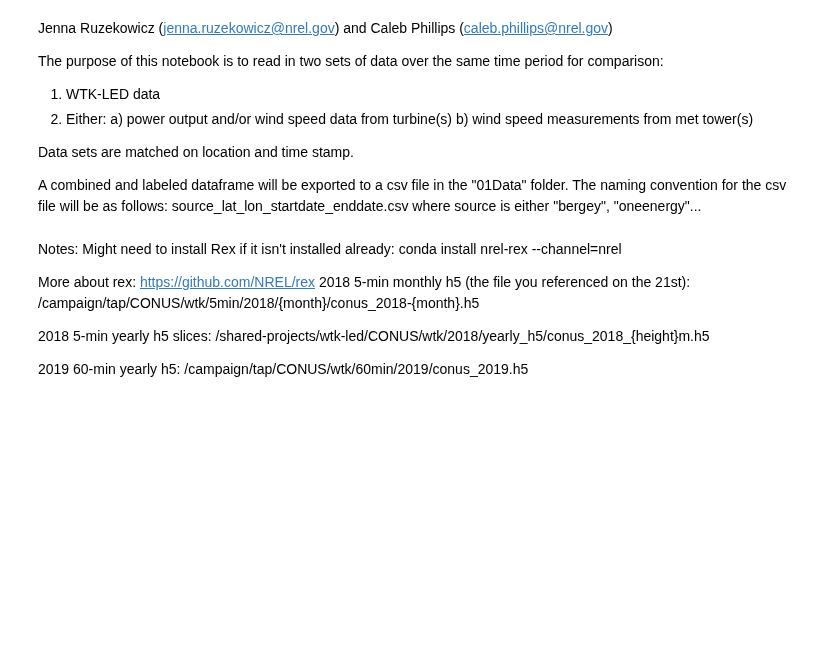
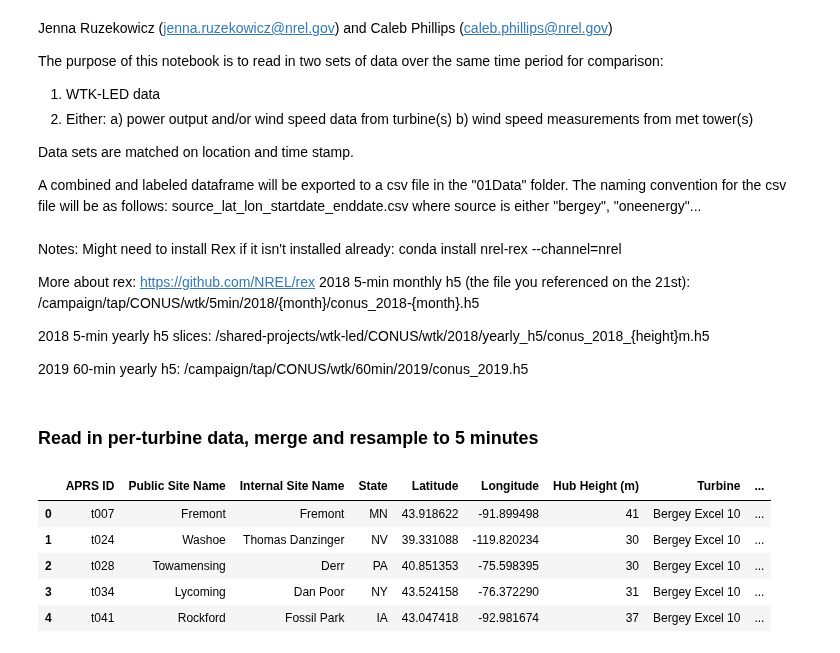
Before and after one commit to NREL/dw-tap, a Jupyter notebook: notebooks/validation/01 Read in Data Bergey.ipynb, the cells around one changed output. Saved outputs shown, nothing was run; the diff lists cells and outputs as text; code cells hidden in the pictures; blank space fills up the shorter version.

Commit message:
Finish prepare and windspeed calculation of Bergey data

```diff
--- a/notebooks/validation/01 Read in Data Bergey.ipynb
+++ b/notebooks/validation/01 Read in Data Bergey.ipynb
@@ -33,0 +38,12 @@ from dw_tap.data_fetching import get_data_wtk_led_on_eagle
+# %% [markdown]
+### Read in per-turbine data, merge and resample to 5 minutes
+# %%
+index = pd.read_csv("01 Bergey Turbine Data/bergey_sites.csv")
+index.head()
+# %% [output]
+|  | APRS ID | Public Site Name | Internal Site Name | State | Latitude | Longitude | Hub Height (m) | Turbine | ... |
+| 0 | t007 | Fremont | Fremont | MN | 43.918622 | -91.899498 | 41 | Bergey Excel 10 | ... |
+| 1 | t024 | Washoe | Thomas Danzinger | NV | 39.331088 | -119.820234 | 30 | Bergey Excel 10 | ... |
+| 2 | t028 | Towamensing | Derr | PA | 40.851353 | -75.598395 | 30 | Bergey Excel 10 | ... |
+| 3 | t034 | Lycoming | Dan Poor | NY | 43.524158 | -76.372290 | 31 | Bergey Excel 10 | ... |
+| 4 | t041 | Rockford | Fossil Park | IA | 43.047418 | -92.981674 | 37 | Bergey Excel 10 | ... |
```
Also changed, not shown: parts of 14 cells of this notebook, 2 other files.
